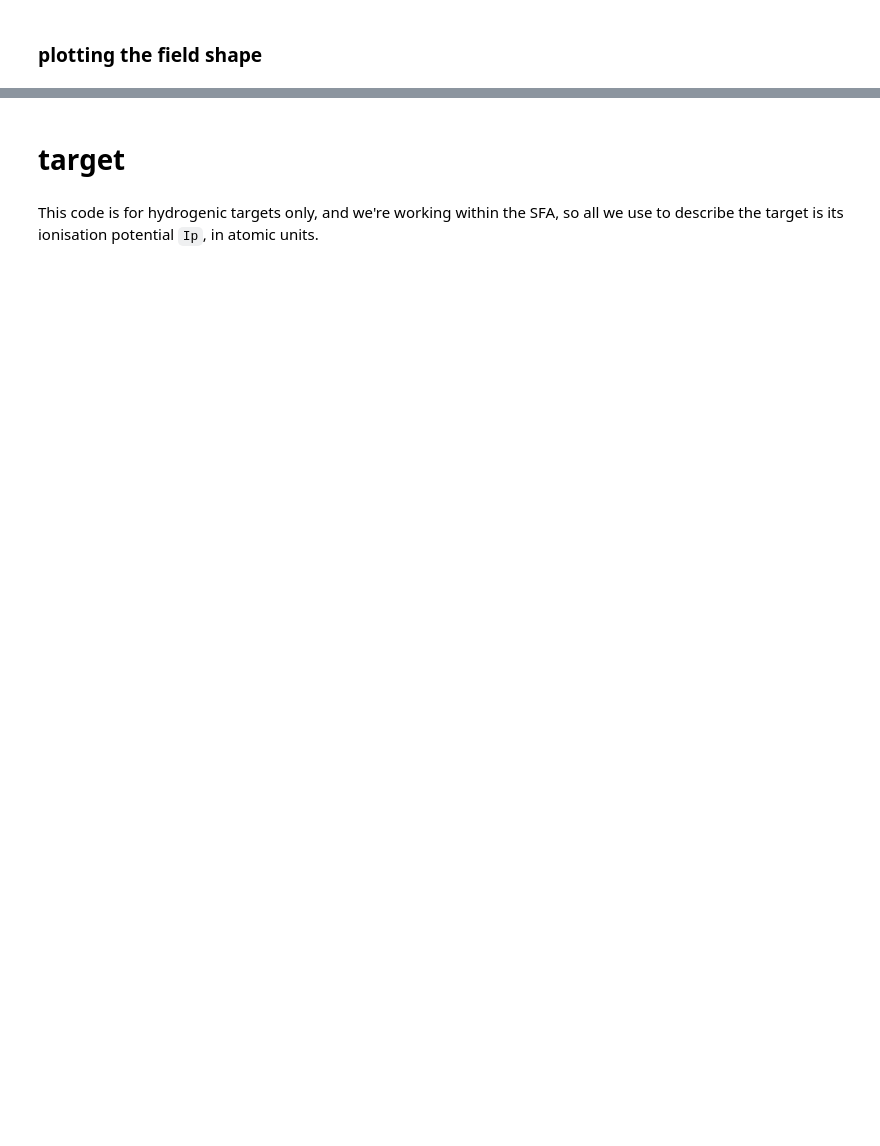
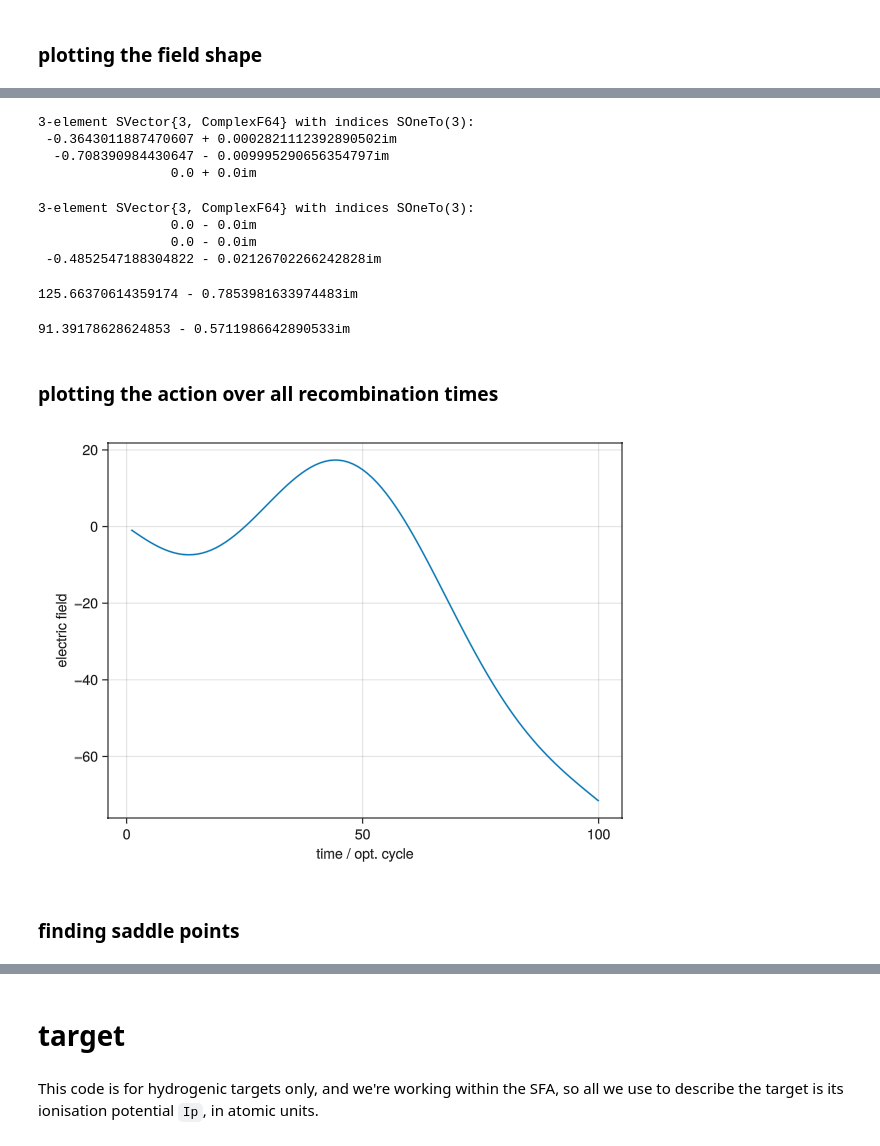
Before and after one commit to anneaux/HHGsimPL.jl, a Jupyter notebook: docs/2025-01-30 get HHG saddle points for Nicola - test.ipynb, the cells around one changed output, grey strips where cells are left out. Saved outputs shown, nothing was run; the diff lists cells and outputs as text; code cells hidden in the pictures; blank space fills up the shorter version.

```diff
--- a/docs/2025-01-30 get HHG saddle points for Nicola - test.ipynb
+++ b/docs/2025-01-30 get HHG saddle points for Nicola - test.ipynb
@@ -85,0 +171,54 @@ S(beam, Ip, 30. + 20im, 50. + 2im, 25.)
+# %%
+p_stationary(beam_bicirc, (0.4 + 0.01im)*2π/ω,(0.8 - 0.005im)*2π/ω)
+# %% [output]
+3-element SVector{3, ComplexF64} with indices SOneTo(3):
+ -0.3643011887470607 + 0.0002821112392890502im
+  -0.708390984430647 - 0.009995290656354797im
+                 0.0 + 0.0im
+# %%
+p_stationary(beam_linear, (0.4 + 0.01im)*2π/ω,(0.8 - 0.005im)*2π/ω)
+# %% [output]
+3-element SVector{3, ComplexF64} with indices SOneTo(3):
+                 0.0 - 0.0im
+                 0.0 - 0.0im
+ -0.4852547188304822 - 0.02126702266242828im
+# %%
+25. * ω * (0.8 - 0.005im)*2π/ω
+# %% [output]
+125.66370614359174 - 0.7853981633974483im
+# %%
+(0.8 - 0.005im)*2π/ω
+# %% [output]
+91.39178628624853 - 0.5711986642890533im
+# %% [markdown]
+### plotting the action over all recombination times
+# %%
+let
+    beam = beam_linear
+
+    ti = (0. + 0.1im)*TC
+    q = 25
+    tr_values = range(1,stop = 100, length=100) .+ 0.001im
+    action = [S(beam, Ip, ti, tr, q) for tr in tr_values]
+
+
+#     ex = [E(beam)(t)[1] for t in times]
+#     ey = [E(beam)(t)[2] for t in times]
+#     ez = [E(beam)(t)[3] for t in times]
+
+    f = Figure()
+    ax = Axis(f[1, 1],
+        xlabel = "time / opt. cycle",
+        ylabel = "electric field"
+    )
+
+    lines!(ax, real.(tr_values), real.(action), label = "x")
+#     lines!(ax, times, ey, label = "y")
+#     lines!(ax, times, ez, label = "z")
+
+    f
+end
+# %% [output]
+[figure, added]
+# %% [markdown]
+### finding saddle points
```
Also changed, not shown: parts of 25 cells of this notebook, 1 other file.
